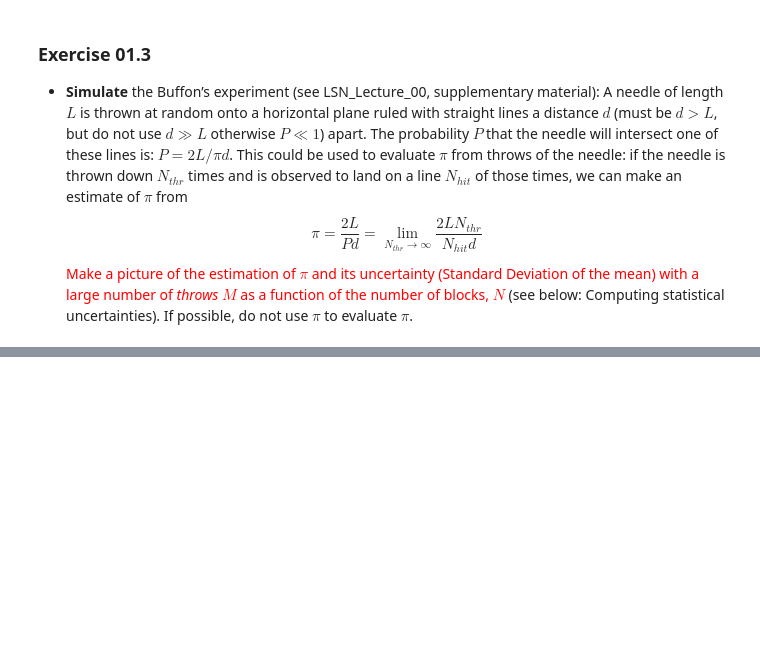
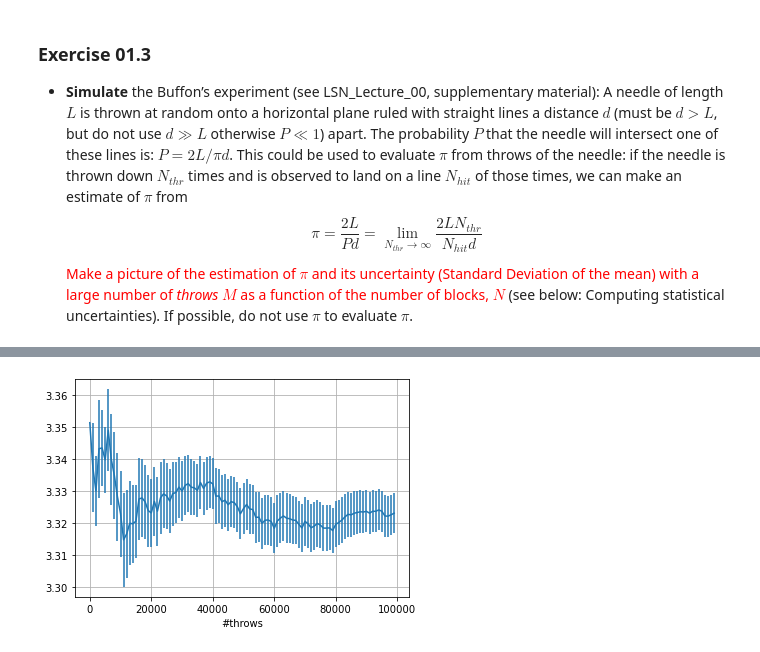
Before and after one commit to Daniele95/LSN, a Jupyter notebook: 1-random/ex1.ipynb, the cells around one changed output, grey strips where cells are left out. Saved outputs shown, nothing was run; the diff lists cells and outputs as text; code cells hidden in the pictures; blank space fills up the shorter version.

```diff
--- a/1-random/ex1.ipynb
+++ b/1-random/ex1.ipynb
@@ -76,0 +174,29 @@ $$\pi = \frac{2L}{Pd} = \lim_{N_{thr} \to \infty}\frac{2LN_{thr}}{N_{hit}d}$$
+# %%
+#plot c++ data
+
+M=100000              # Total number of throws
+N=100                 # Number of blocks
+L=int(M/N)            # Number of throws in each block (=experiment)
+
+d = 1.2
+l=1.
+
+x = np.arange(N)      # [0,1,2,...,N-1]
+
+x*=L                  # Number of throws = block * (Number of throws in each block)
+
+sum_prog = np.loadtxt(fname = "rMedia.txt")
+err_prog = np.loadtxt(fname = "rErrore.txt")
+
+pigreco= (2./sum_prog)*(l/d)
+errPi = err_prog *pigreco/sum_prog
+
+
+plt.errorbar(x,pigreco,yerr=errPi)
+plt.xlabel('#throws')
+#plt.ylim(top=3.17,bottom=3.125)
+#plt.xlim(right=1e7,left=0.99e7)
+plt.grid(True)
+plt.show()
+# %% [output]
+[figure, added]
```
Also changed, not shown: parts of 15 cells of this notebook, 24 other files.
